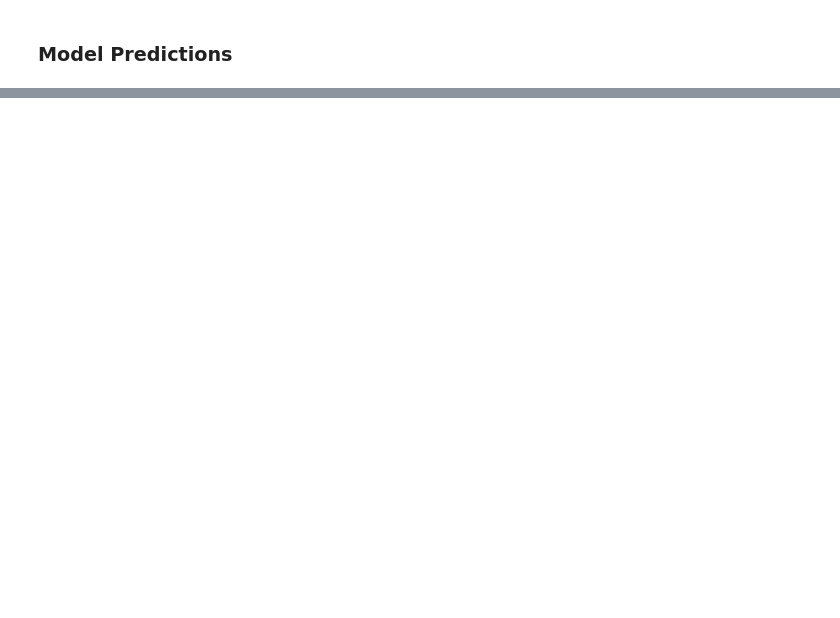
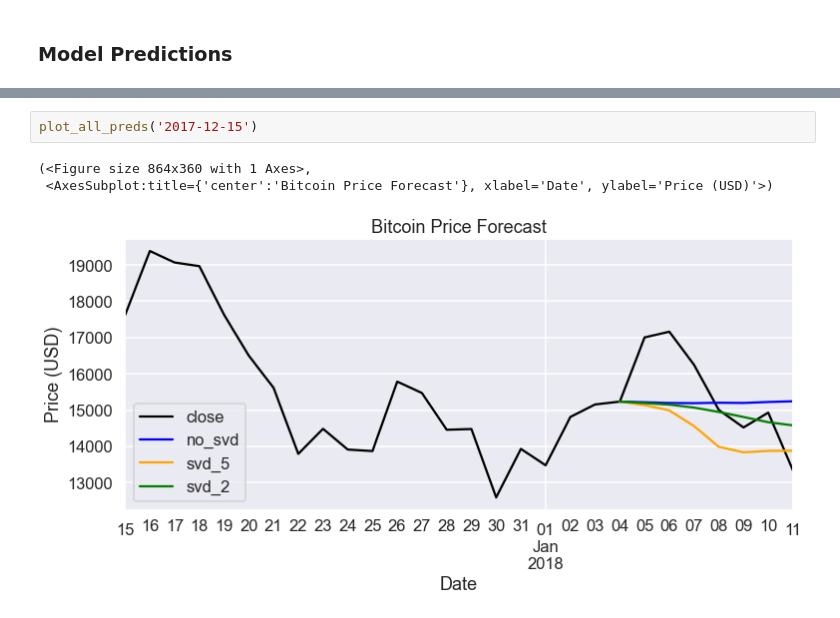
Before and after one commit to KaidenFrizu/recurrent-bitcoin-network, a Jupyter notebook: docs/Documentation.ipynb, the cells around one changed output, grey strips where cells are left out. Saved outputs shown, nothing was run; the diff lists cells and outputs as text; blank space fills up the shorter version.

```diff
--- a/docs/Documentation.ipynb
+++ b/docs/Documentation.ipynb
@@ -477,0 +473,6 @@ fig, ax = svdmodel2.plot_predict('2017-12-15', color='blue', label='svd_5')
+# %%
+plot_all_preds('2017-12-15')
+# %% [output]
+(<Figure size 864x360 with 1 Axes>,
+ <AxesSubplot:title={'center':'Bitcoin Price Forecast'}, xlabel='Date', ylabel='Price (USD)'>)
+[figure, added]
```
Also changed, not shown: parts of 21 cells of this notebook.
